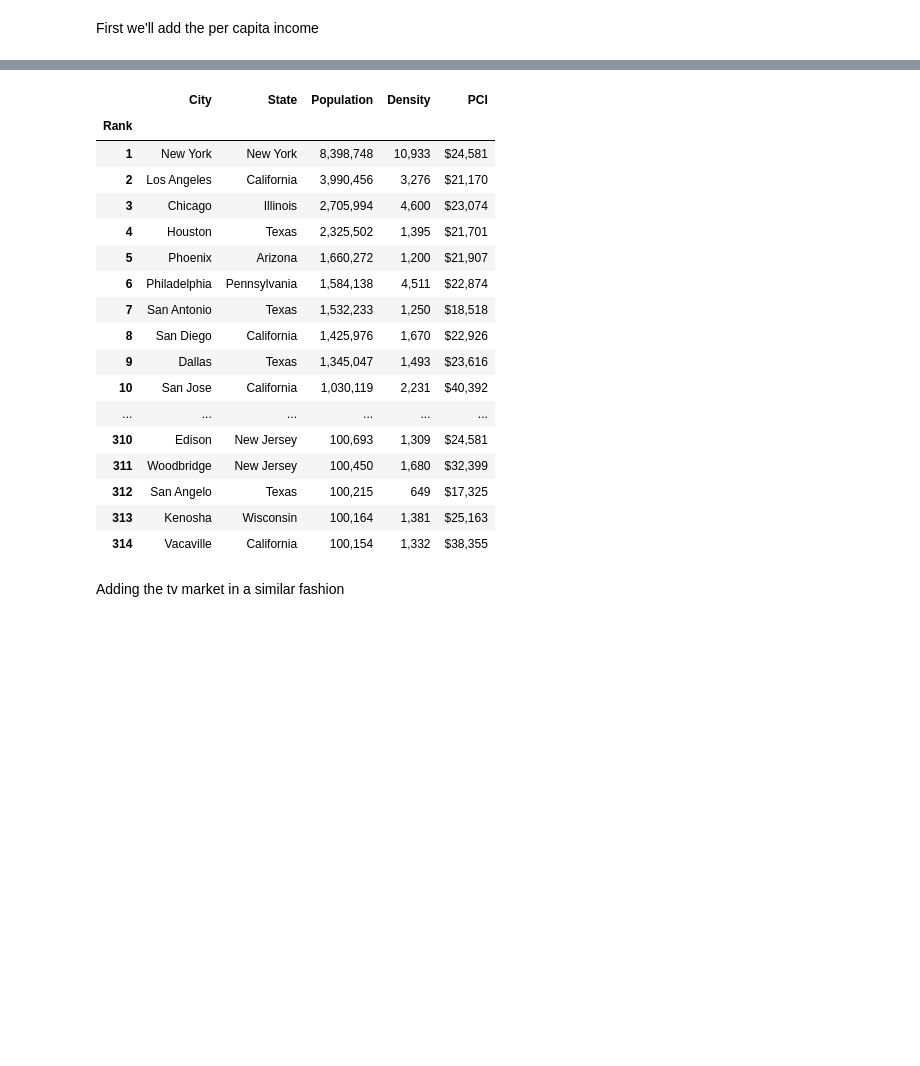
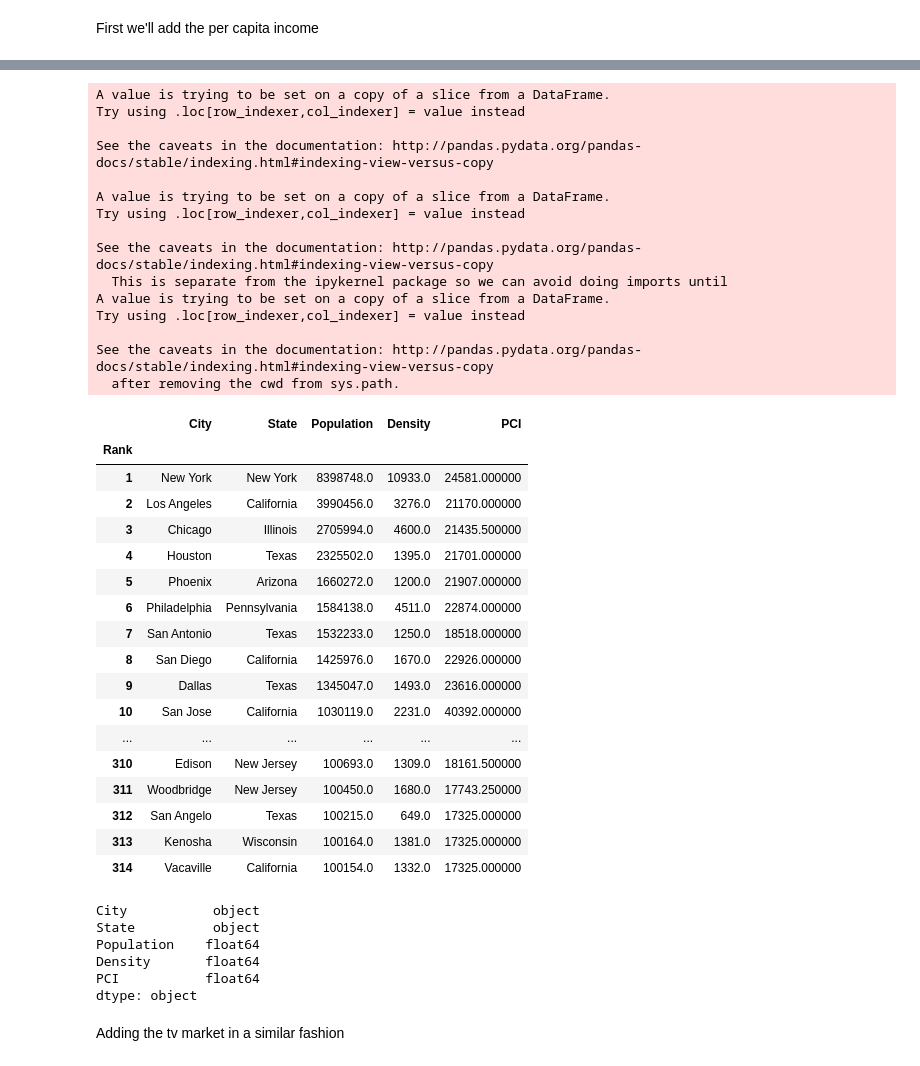
Before and after one commit to dchaas/Coursera_Capstone, a Jupyter notebook: Find_the_next_NBA_City.ipynb, the cells around one changed output, grey strips where cells are left out. Cells and saved outputs as stored; diff of their text form; code cells hidden in the pictures; blank space fills up the shorter version.

```diff
--- a/Find_the_next_NBA_City.ipynb
+++ b/Find_the_next_NBA_City.ipynb
@@ -414,30 +414,58 @@ See the caveats in the documentation: http://pandas.pydata.org/pandas-docs/stabl
 | 313 | Kenosha | Wisconsin | 100,164 | 1,381 | NaN |
 | 314 | Vacaville | California | 100,154 | 1,332 | NaN |
 # %%
+# casting as type float
+df_pop['Population'] = df_pop['Population'].str.replace(',','').astype('float')
+df_pop['Density'] = df_pop['Density'].str.replace(',','').astype('float')
+df_pop['PCI'] = df_pop['PCI'].str.replace(',','').str.replace('$','').astype('float')
 # fixing the Nan, filling by state
-df_data = df_pop.sort_values('State').fillna(method='pad')
+df_data = df_pop.interpolate()
 df_data.index = df_data.index.astype(int)
 df_data.sort_index(inplace=True)
 df_data
 # %% [output]
+A value is trying to be set on a copy of a slice from a DataFrame.
+Try using .loc[row_indexer,col_indexer] = value instead
+
+See the caveats in the documentation: http://pandas.pydata.org/pandas-docs/stable/indexing.html#indexing-view-versus-copy
+
+A value is trying to be set on a copy of a slice from a DataFrame.
+Try using .loc[row_indexer,col_indexer] = value instead
+
+See the caveats in the documentation: http://pandas.pydata.org/pandas-docs/stable/indexing.html#indexing-view-versus-copy
+  This is separate from the ipykernel package so we can avoid doing imports until
+A value is trying to be set on a copy of a slice from a DataFrame.
+Try using .loc[row_indexer,col_indexer] = value instead
+
+See the caveats in the documentation: http://pandas.pydata.org/pandas-docs/stable/indexing.html#indexing-view-versus-copy
+  after removing the cwd from sys.path.
 |  | City | State | Population | Density | PCI |
 | Rank |  |  |  |  |  |
-| 1 | New York | New York | 8,398,748 | 10,933 | $24,581 |
-| 2 | Los Angeles | California | 3,990,456 | 3,276 | $21,170 |
-| 3 | Chicago | Illinois | 2,705,994 | 4,600 | $23,074 |
-| 4 | Houston | Texas | 2,325,502 | 1,395 | $21,701 |
-| 5 | Phoenix | Arizona | 1,660,272 | 1,200 | $21,907 |
-| 6 | Philadelphia | Pennsylvania | 1,584,138 | 4,511 | $22,874 |
-| 7 | San Antonio | Texas | 1,532,233 | 1,250 | $18,518 |
-| 8 | San Diego | California | 1,425,976 | 1,670 | $22,926 |
-| 9 | Dallas | Texas | 1,345,047 | 1,493 | $23,616 |
-| 10 | San Jose | California | 1,030,119 | 2,231 | $40,392 |
+| 1 | New York | New York | 8398748.0 | 10933.0 | 24581.000000 |
+| 2 | Los Angeles | California | 3990456.0 | 3276.0 | 21170.000000 |
+| 3 | Chicago | Illinois | 2705994.0 | 4600.0 | 21435.500000 |
+| 4 | Houston | Texas | 2325502.0 | 1395.0 | 21701.000000 |
+| 5 | Phoenix | Arizona | 1660272.0 | 1200.0 | 21907.000000 |
+| 6 | Philadelphia | Pennsylvania | 1584138.0 | 4511.0 | 22874.000000 |
+| 7 | San Antonio | Texas | 1532233.0 | 1250.0 | 18518.000000 |
+| 8 | San Diego | California | 1425976.0 | 1670.0 | 22926.000000 |
+| 9 | Dallas | Texas | 1345047.0 | 1493.0 | 23616.000000 |
+| 10 | San Jose | California | 1030119.0 | 2231.0 | 40392.000000 |
 | ... | ... | ... | ... | ... | ... |
-| 310 | Edison | New Jersey | 100,693 | 1,309 | $24,581 |
-| 311 | Woodbridge | New Jersey | 100,450 | 1,680 | $32,399 |
-| 312 | San Angelo | Texas | 100,215 | 649 | $17,325 |
-| 313 | Kenosha | Wisconsin | 100,164 | 1,381 | $25,163 |
-| 314 | Vacaville | California | 100,154 | 1,332 | $38,355 |
+| 310 | Edison | New Jersey | 100693.0 | 1309.0 | 18161.500000 |
+| 311 | Woodbridge | New Jersey | 100450.0 | 1680.0 | 17743.250000 |
+| 312 | San Angelo | Texas | 100215.0 | 649.0 | 17325.000000 |
+| 313 | Kenosha | Wisconsin | 100164.0 | 1381.0 | 17325.000000 |
+| 314 | Vacaville | California | 100154.0 | 1332.0 | 17325.000000 |
+# %%
+df_pop.dtypes
+# %% [output]
+City           object
+State          object
+Population    float64
+Density       float64
+PCI           float64
+dtype: object
 # %% [markdown]
 Adding the tv market in a similar fashion
 # %%
```
Also changed, not shown: parts of 31 cells of this notebook, 3 other files.
